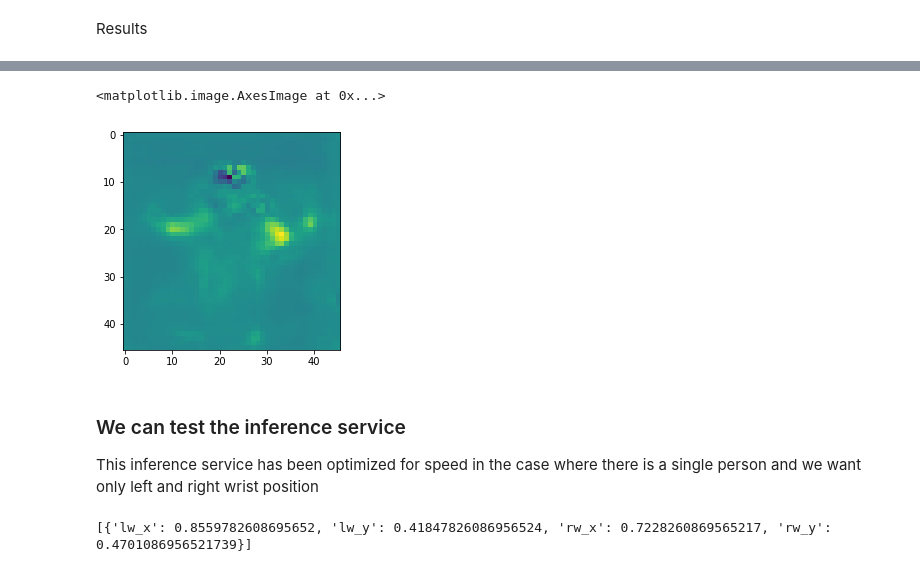
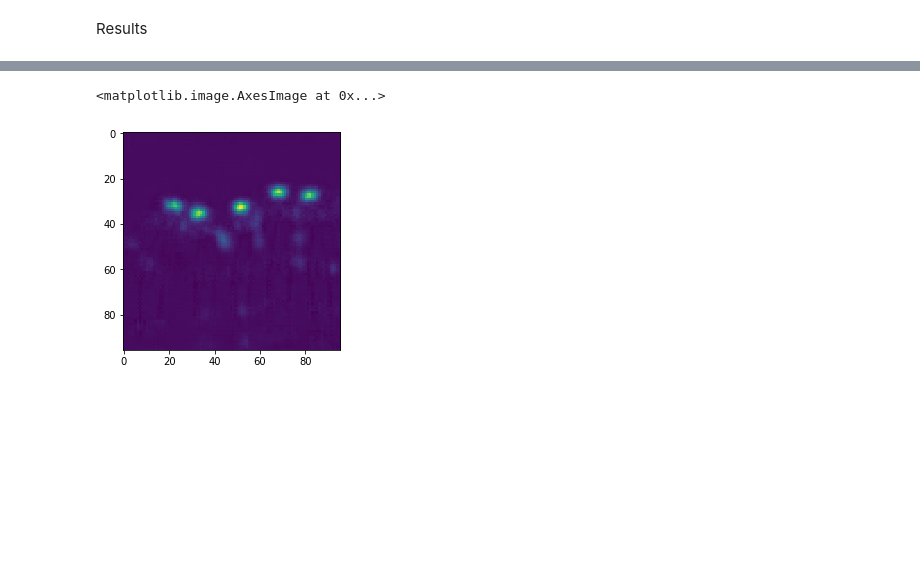
Before and after one commit to ThomasDelteil/MultiPoseEstimation_MXNet, a Jupyter notebook: demo.ipynb, the cells around one changed output, grey strips where cells are left out. Cells and saved outputs as stored; diff of their text form; code cells hidden in the pictures; blank space fills up the shorter version.

```diff
--- a/demo.ipynb
+++ b/demo.ipynb
@@ -15,8 +28,7 @@ from evaluate.coco_eval import get_multiplier, get_outputs, handle_paf_and_heat
 # %% [markdown]
 ### Loading pre-trained symbolic model
 # %%
-net = get_model('mobilenet')
-ctx = mx.gpu(0)
-net.collect_params().reset_ctx(ctx)
-net.load_parameters('model_checkpoints/nb_bn_dropout2_ft_mobilenet_pose_ft_5_float32.params', ctx=ctx)
+ctx = mx.gpu(1)
+net = build_model(trunk='resnet18_v1b', pretrained_ctx=[ctx], is_train=False, num_joints=19)
+net.load_parameters('model_checkpoints/resnet18_v1brefactor_resnet18_v1b_pose_0.params', ctx=ctx)
 # %%
@@ -32,8 +44,9 @@ Wall time: 1.21 s
 # %% [markdown]
 ## Detecting pose on sample image
 # %%
-test_image = './readme/anton.png'
+test_image = './images/fam.png'
 img = cv2.imread(test_image) # B,G,R order
+img = cv2.resize(img, (SIZE,SIZE))
 # %%
 plt.figure(figsize=(7,7))
 plt.imshow(img[:,:,::-1])
@@ -80,8 +100,6 @@ ctx_hm = mx.gpu(2)
 # %%
-transform = mx.gluon.data.vision.transforms.Compose(
+transform_tens = mx.gluon.data.vision.transforms.Compose(
     [
-        mx.gluon.data.vision.transforms.Resize(SIZE, True),
-        mx.gluon.data.vision.transforms.CenterCrop(SIZE, cv2.INTER_CUBIC),
         mx.gluon.data.vision.transforms.ToTensor(),
         mx.gluon.data.vision.transforms.Normalize(mean=[0.485, 0.456, 0.406], std=[0.229, 0.224, 0.225])
     ]
@@ -95,8 +140,5 @@ model_heatmap = gluon.nn.SymbolBlock.imports(
 # %%
-plt.imshow(model_heatmap(transform(mx.image.imread(test_image)).expand_dims(axis=0).as_in_context(ctx_hm))[0].asnumpy()[7])
+plt.imshow(net(transform(mx.image.imread(test_image)).expand_dims(axis=0).as_in_context(ctx))[1][0].mean(axis=0).asnumpy())
 # %% [output]
 <matplotlib.image.AxesImage at 0x...>
-[figure, old version]
+[figure, new version]
-# %% [markdown]
-### We can test the inference service
-This inference service has been optimized for speed in the case where there is a single person and we want only left and right wrist position
@@ -105,11 +144,0 @@ filepath = 'readme/anton.png'
-# %%
-from model_serving.files.pose_service import pose_inference
-from collections import namedtuple
-f = open(filepath, 'rb')
-data = [{'body':f.read()}]
-Context = namedtuple('Context', ['system_properties'])
-context = Context({'gpu_id':0, 'model_dir':'/home/ubuntu/tutorials/MultiPersonPoseEstimation_MXNet/model_serving/files'})
-out = pose_inference(data, context)
-print(out)
-# %% [output]
-[{'lw_x': 0.8559782608695652, 'lw_y': 0.41847826086956524, 'rw_x': 0.7228260869565217, 'rw_y': 0.4701086956521739}]
```
Also changed, not shown: parts of 18 cells of this notebook, 41 other files.
